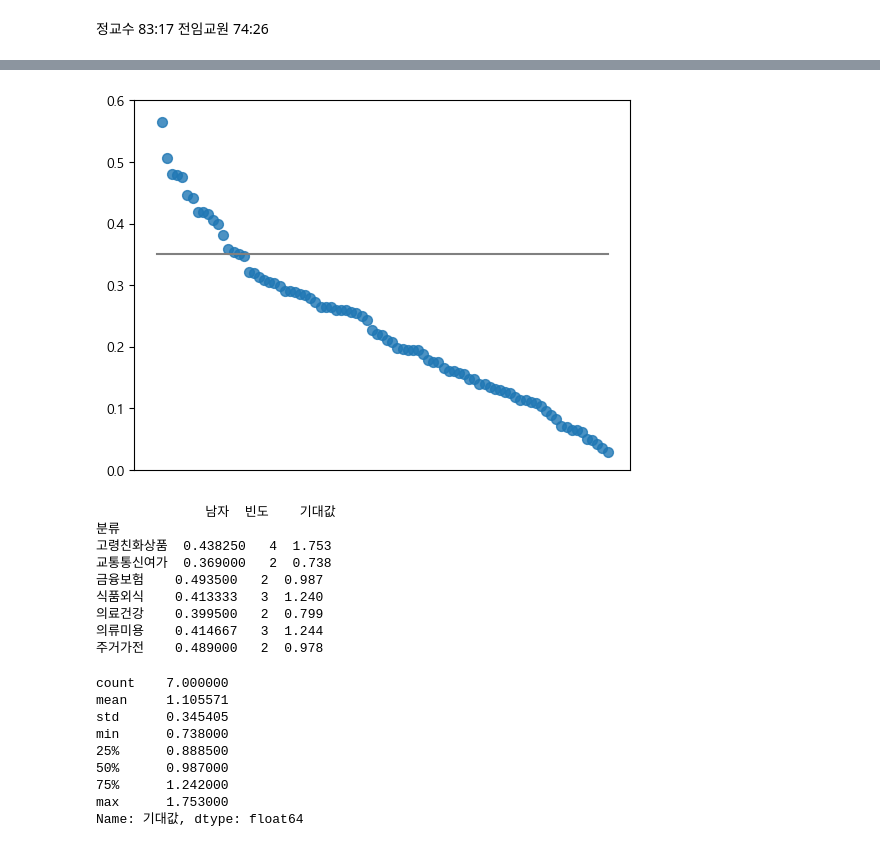
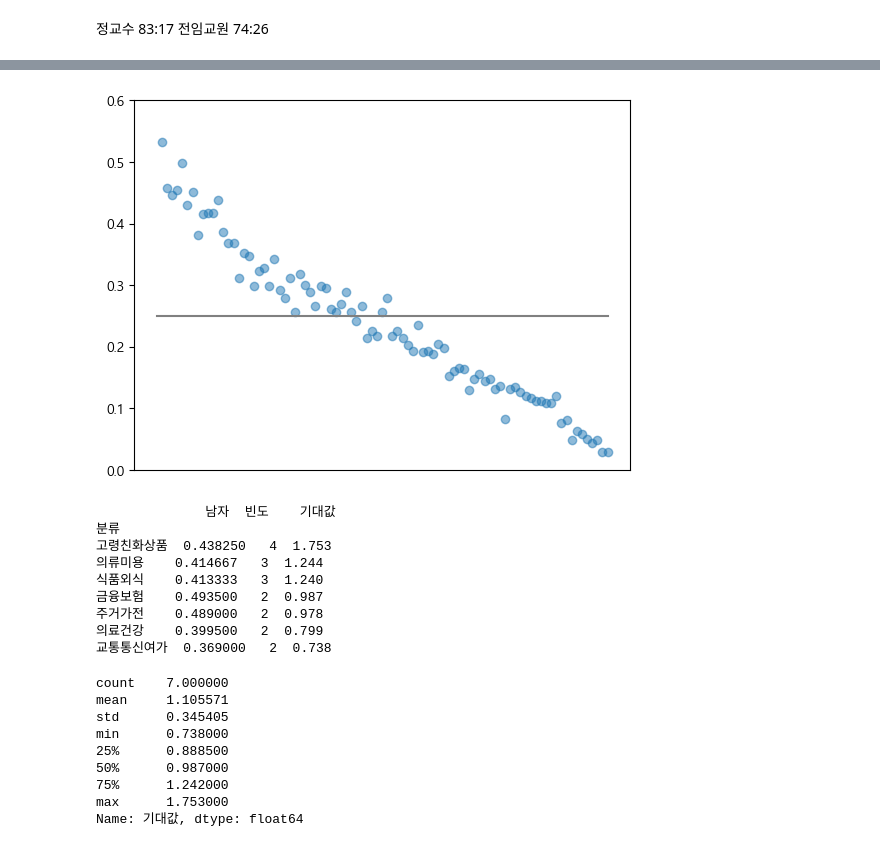
Before and after one commit to sheershay/finding-yold, a Jupyter notebook: 01_선행연구_분석.ipynb, the cells around one changed output, grey strips where cells are left out. Cells and saved outputs as stored; diff of their text form; code cells hidden in the pictures.

Commit message:
Modify visualisation codes

```diff
--- a/01_선행연구_분석.ipynb
+++ b/01_선행연구_분석.ipynb
@@ -31,14 +31,14 @@ Text(0.5, 1.0, '여성')
 # %%
-plt.scatter(np.arange(len(df)),df['전체'],s=50,alpha=0.8)
+plt.scatter(np.arange(len(df)),df['남자'],alpha=0.5)
 plt.xticks([])
 plt.ylim([0,0.6])
 
-standard_line=[0.35]*len(df)
+standard_line=[0.25]*len(df)
 plt.plot(np.arange(len(df)),standard_line,color='grey') #0.348
 
 plt.show()
 # %% [output]
-[figure, old version]
+[figure, new version]
 # %%
 df['남성_열세']=df['남자']-df['여자']
 df_2=df.loc[df['전체']>=0.348].sort_values(by='남자',ascending=False)
@@ -48,18 +48,19 @@ m_num=df_2['분류'].value_counts().rename_axis('분류').to_frame('counts').sor
 
 m_mean['빈도']=m_num
 m_mean['기대값']=m_mean['남자']*m_mean['빈도']
+m_mean.sort_values(by='기대값',ascending=False,inplace=True)
 
 print(m_mean)
 # %% [output]
               남자  빈도    기대값
 분류
 고령친화상품  0.438250   4  1.753
+의류미용    0.414667   3  1.244
+식품외식    0.413333   3  1.240
+금융보험    0.493500   2  0.987
+주거가전    0.489000   2  0.978
+의료건강    0.399500   2  0.799
 교통통신여가  0.369000   2  0.738
-금융보험    0.493500   2  0.987
-식품외식    0.413333   3  1.240
-의료건강    0.399500   2  0.799
-의류미용    0.414667   3  1.244
-주거가전    0.489000   2  0.978
 # %%
 m_mean['기대값'].describe()
 # %% [output]
```
Also changed, not shown: parts of 5 cells of this notebook, 3 other files.
